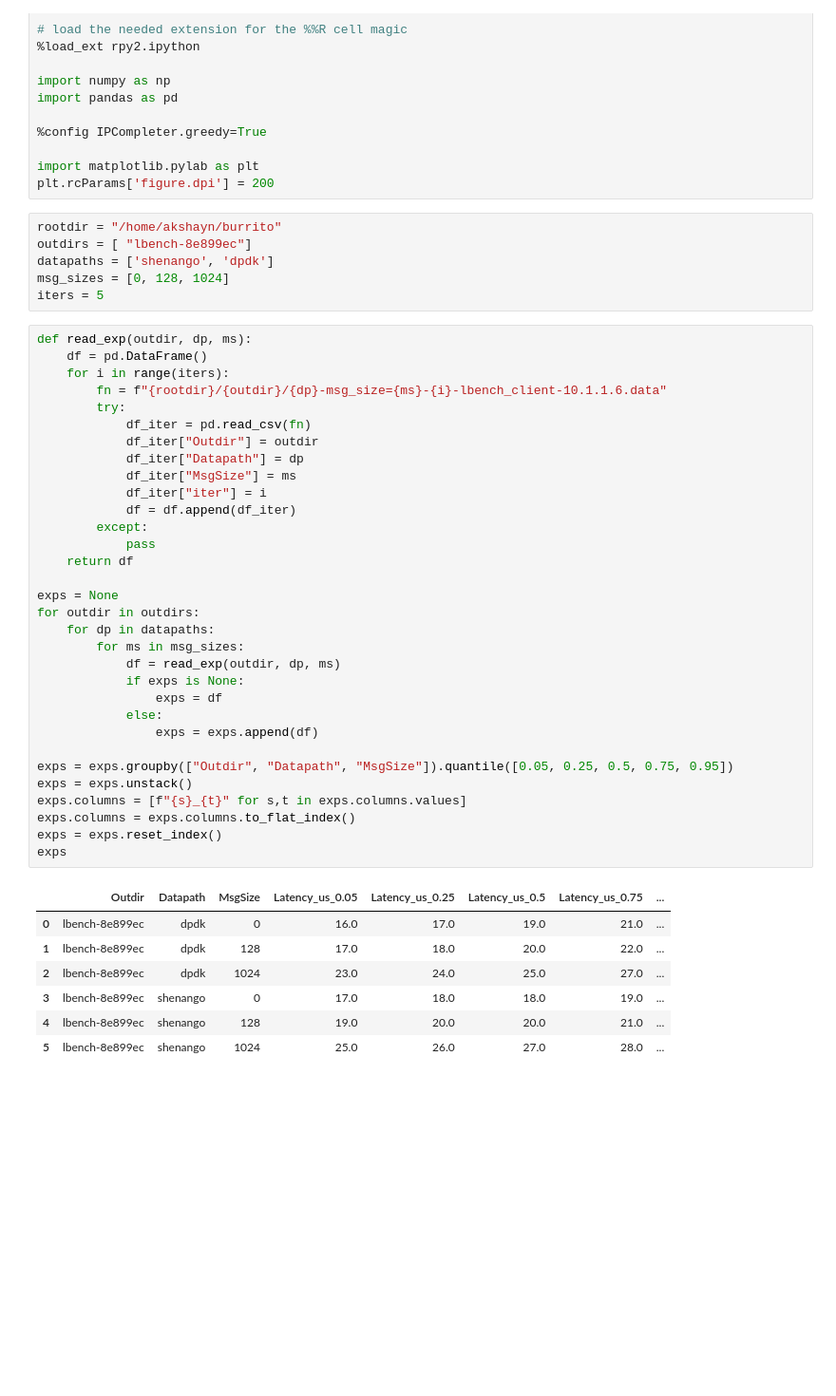
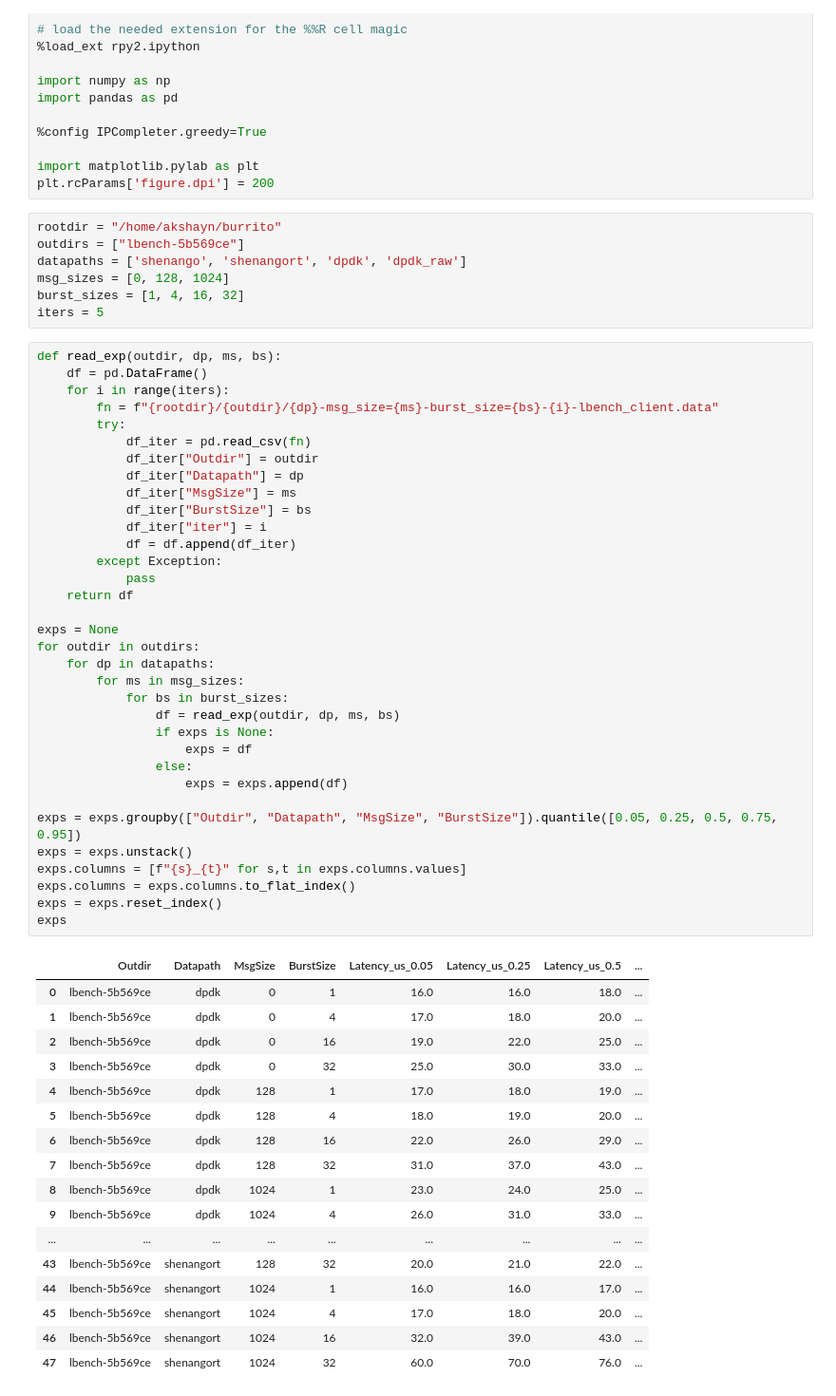
Before and after one commit to akshayknarayan/burrito, a Jupyter notebook: scripts/latency-bench.ipynb, the cells around one changed output. Shown at 95% size. Drawn from its saved outputs; the diff is of its cells as text; blank space fills up the shorter version.

```diff
--- a/scripts/latency-bench.ipynb
+++ b/scripts/latency-bench.ipynb
@@ -25,48 +25,61 @@ import matplotlib.pylab as plt
 plt.rcParams['figure.dpi'] = 200
 # %%
 rootdir = "/home/akshayn/burrito"
-outdirs = [ "lbench-8e899ec"]
-datapaths = ['shenango', 'dpdk']
+outdirs = ["lbench-5b569ce"]
+datapaths = ['shenango', 'shenangort', 'dpdk', 'dpdk_raw']
 msg_sizes = [0, 128, 1024]
+burst_sizes = [1, 4, 16, 32]
 iters = 5
 # %%
-def read_exp(outdir, dp, ms):
+def read_exp(outdir, dp, ms, bs):
     df = pd.DataFrame()
     for i in range(iters):
-        fn = f"{rootdir}/{outdir}/{dp}-msg_size={ms}-{i}-lbench_client-10.1.1.6.data"
+        fn = f"{rootdir}/{outdir}/{dp}-msg_size={ms}-burst_size={bs}-{i}-lbench_client.data"
         try:
             df_iter = pd.read_csv(fn)
             df_iter["Outdir"] = outdir
             df_iter["Datapath"] = dp
             df_iter["MsgSize"] = ms
+            df_iter["BurstSize"] = bs
             df_iter["iter"] = i
             df = df.append(df_iter)
-        except:
+        except Exception:
             pass
     return df
 
 exps = None
 for outdir in outdirs:
     for dp in datapaths:
         for ms in msg_sizes:
-            df = read_exp(outdir, dp, ms)
-            if exps is None:
-                exps = df
-            else:
-                exps = exps.append(df)
+            for bs in burst_sizes:
+                df = read_exp(outdir, dp, ms, bs)
+                if exps is None:
+                    exps = df
+                else:
+                    exps = exps.append(df)
 
-exps = exps.groupby(["Outdir", "Datapath", "MsgSize"]).quantile([0.05, 0.25, 0.5, 0.75, 0.95])
+exps = exps.groupby(["Outdir", "Datapath", "MsgSize", "BurstSize"]).quantile([0.05, 0.25, 0.5, 0.75, 0.95])
 exps = exps.unstack()
 exps.columns = [f"{s}_{t}" for s,t in exps.columns.values]
 exps.columns = exps.columns.to_flat_index()
 exps = exps.reset_index()
 exps
 # %% [output]
-|  | Outdir | Datapath | MsgSize | Latency_us_0.05 | Latency_us_0.25 | Latency_us_0.5 | Latency_us_0.75 | ... |
-| 0 | lbench-8e899ec | dpdk | 0 | 16.0 | 17.0 | 19.0 | 21.0 | ... |
-| 1 | lbench-8e899ec | dpdk | 128 | 17.0 | 18.0 | 20.0 | 22.0 | ... |
-| 2 | lbench-8e899ec | dpdk | 1024 | 23.0 | 24.0 | 25.0 | 27.0 | ... |
-| 3 | lbench-8e899ec | shenango | 0 | 17.0 | 18.0 | 18.0 | 19.0 | ... |
-| 4 | lbench-8e899ec | shenango | 128 | 19.0 | 20.0 | 20.0 | 21.0 | ... |
-| 5 | lbench-8e899ec | shenango | 1024 | 25.0 | 26.0 | 27.0 | 28.0 | ... |
+|  | Outdir | Datapath | MsgSize | BurstSize | Latency_us_0.05 | Latency_us_0.25 | Latency_us_0.5 | ... |
+| 0 | lbench-5b569ce | dpdk | 0 | 1 | 16.0 | 16.0 | 18.0 | ... |
+| 1 | lbench-5b569ce | dpdk | 0 | 4 | 17.0 | 18.0 | 20.0 | ... |
+| 2 | lbench-5b569ce | dpdk | 0 | 16 | 19.0 | 22.0 | 25.0 | ... |
+| 3 | lbench-5b569ce | dpdk | 0 | 32 | 25.0 | 30.0 | 33.0 | ... |
+| 4 | lbench-5b569ce | dpdk | 128 | 1 | 17.0 | 18.0 | 19.0 | ... |
+| 5 | lbench-5b569ce | dpdk | 128 | 4 | 18.0 | 19.0 | 20.0 | ... |
+| 6 | lbench-5b569ce | dpdk | 128 | 16 | 22.0 | 26.0 | 29.0 | ... |
+| 7 | lbench-5b569ce | dpdk | 128 | 32 | 31.0 | 37.0 | 43.0 | ... |
+| 8 | lbench-5b569ce | dpdk | 1024 | 1 | 23.0 | 24.0 | 25.0 | ... |
+| 9 | lbench-5b569ce | dpdk | 1024 | 4 | 26.0 | 31.0 | 33.0 | ... |
+| ... | ... | ... | ... | ... | ... | ... | ... | ... |
+| 43 | lbench-5b569ce | shenangort | 128 | 32 | 20.0 | 21.0 | 22.0 | ... |
+| 44 | lbench-5b569ce | shenangort | 1024 | 1 | 16.0 | 16.0 | 17.0 | ... |
+| 45 | lbench-5b569ce | shenangort | 1024 | 4 | 17.0 | 18.0 | 20.0 | ... |
+| 46 | lbench-5b569ce | shenangort | 1024 | 16 | 32.0 | 39.0 | 43.0 | ... |
+| 47 | lbench-5b569ce | shenangort | 1024 | 32 | 60.0 | 70.0 | 76.0 | ... |
 # %%
```
Also changed, not shown: parts of 1 cell of this notebook, 2 other files.
